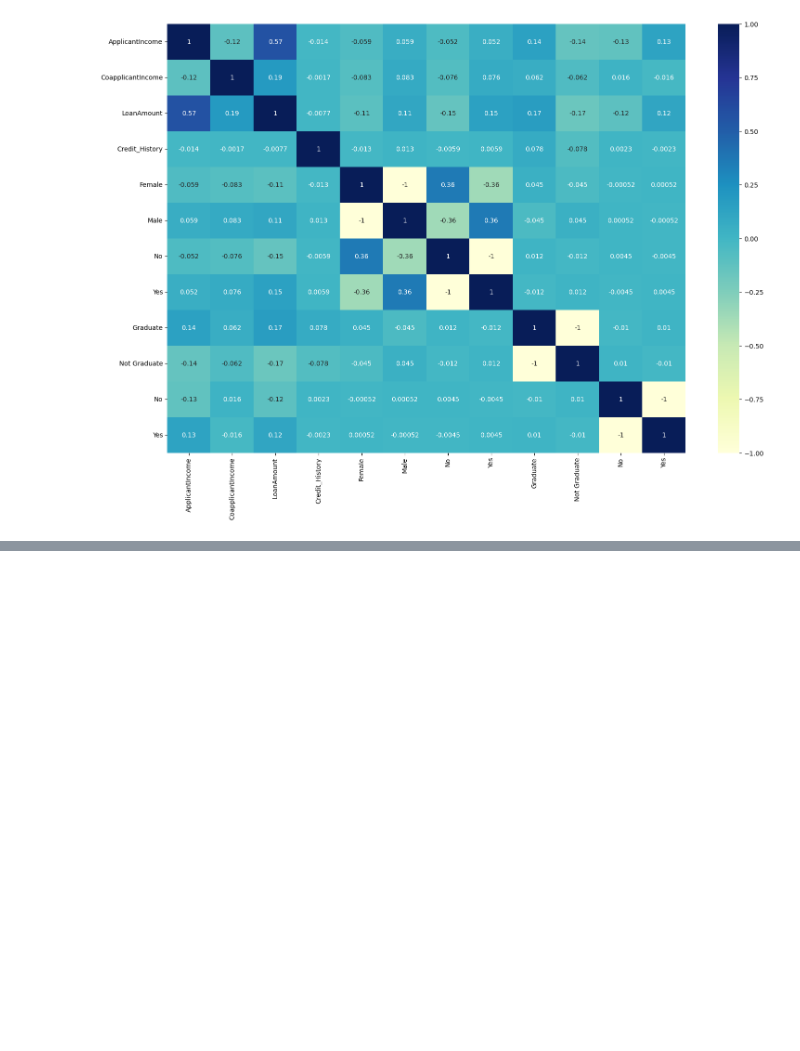
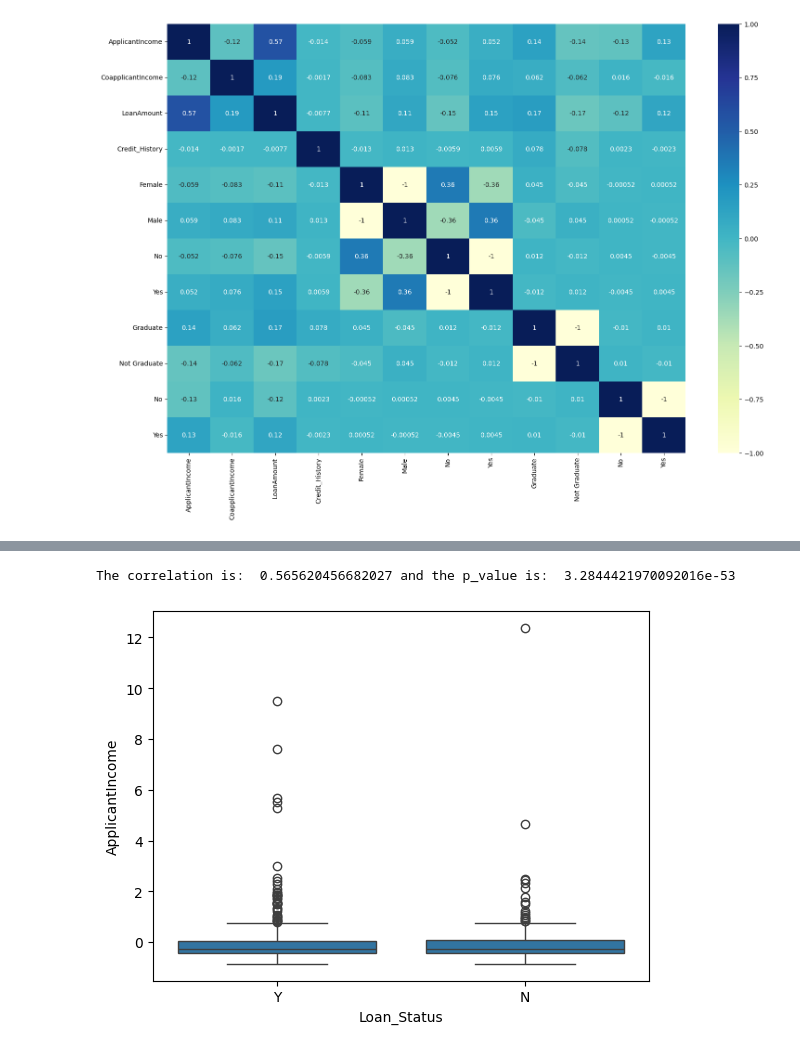
Before and after one commit to Syasyaayub/Phyton, a Jupyter notebook: Wrangling_EDA_Self_Practice.ipynb, the cells around one changed output, grey strips where cells are left out. Drawn from its saved outputs; the diff is of its cells as text; code cells hidden in the pictures; blank space fills up the shorter version.

```diff
--- a/Wrangling_EDA_Self_Practice.ipynb
+++ b/Wrangling_EDA_Self_Practice.ipynb
@@ -213,0 +221,13 @@ plt.show()
+# %%
+import scipy.stats as st
+
+correlation, p_value = st.pearsonr(df['ApplicantIncome'], df['LoanAmount'])
+
+print('The correlation is: ', correlation, 'and the p_value is: ', p_value)
+# %% [output]
+The correlation is:  0.565620456682027 and the p_value is:  3.2844421970092016e-53
+# %%
+sns.boxplot(x = 'Loan_Status', y = 'ApplicantIncome', data = df)
+plt.show()
+# %% [output]
+[figure, added]
```
Also changed, not shown: parts of 3 cells of this notebook.
